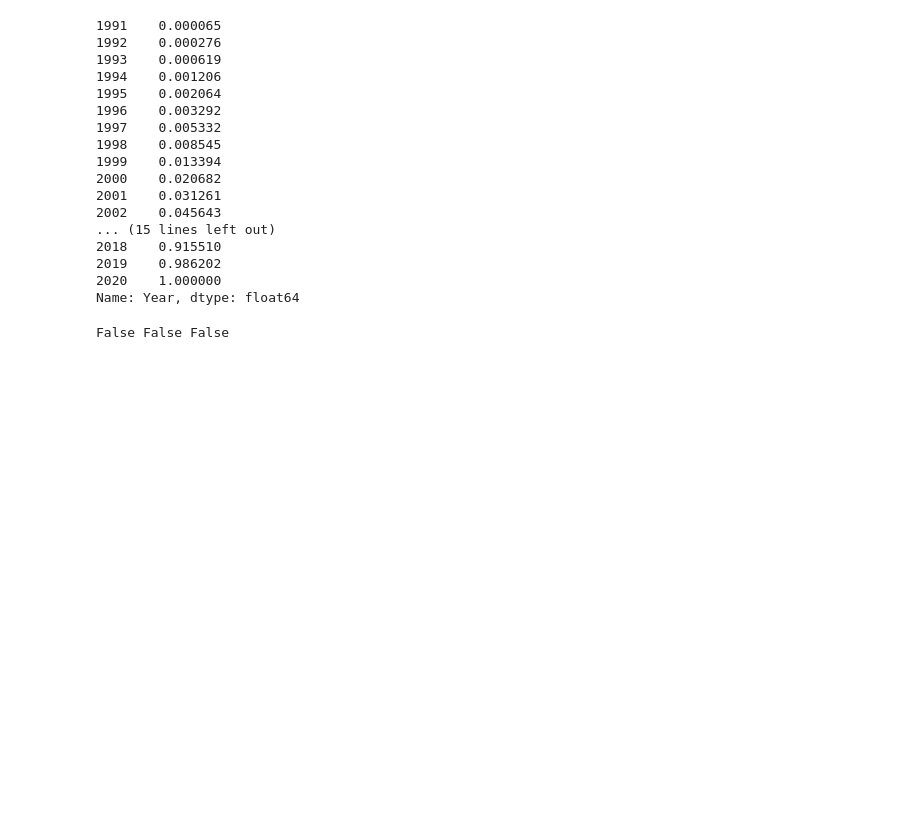
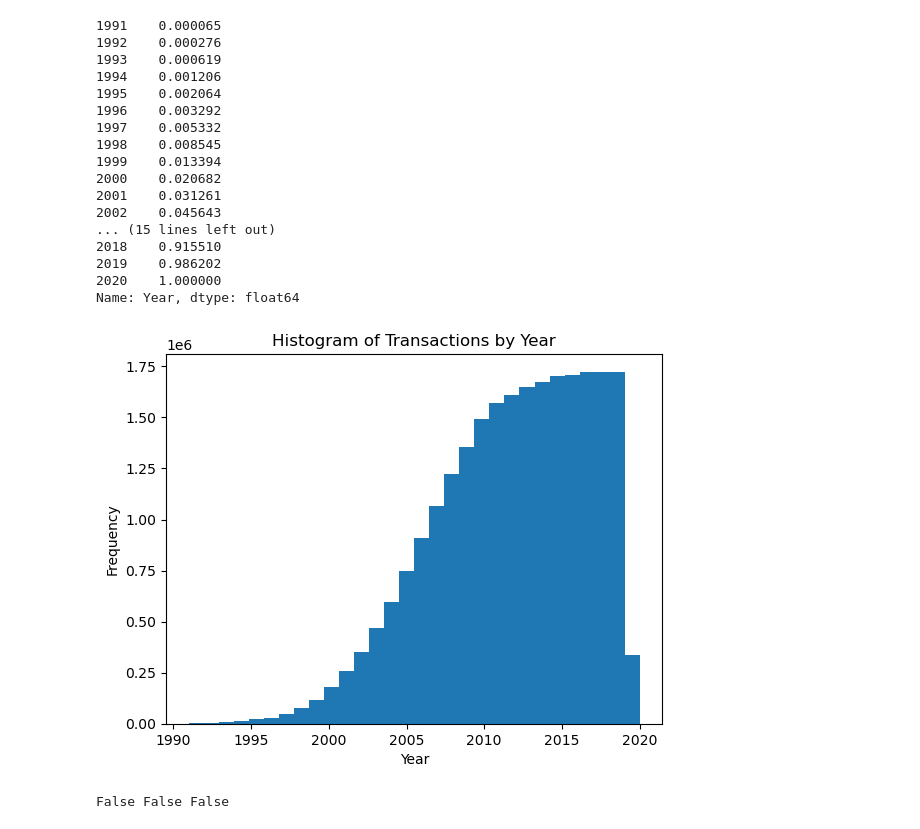
Before and after one commit to alexstein0/event_prediction, a Jupyter notebook: preprocess_IBM_v1.ipynb, the cells around one changed output. Saved outputs shown, nothing was run; the diff lists cells and outputs as text; code cells hidden in the pictures; blank space fills up the shorter version.

```diff
--- a/preprocess_IBM_v1.ipynb
+++ b/preprocess_IBM_v1.ipynb
@@ -44,2 +45,3 @@ def timeEncoder(X):
 # %%
-timestamp = timeEncoder(data[['Year', 'Month', 'Day', 'Time']])
+timestamps = get_timestamps(data[['Year', 'Month', 'Day', 'Time']])
+timestamps.head()
@@ -46,2 +55,8 @@ timestamp = timeEncoder(data[['Year', 'Month', 'Day', 'Time']])
 # %%
-data['Hour'] = timestamp.dt.hour
+# Add an hour column to our dataframe
+data['Hour'] = timestamps.dt.hour
+zero_time = pd.to_datetime(np.zeros(len(data)))
+total_seconds = (timestamps - zero_time).dt.total_seconds().astype(int)
+total_minutes = total_seconds//60
+# Add a column for total minutes from timestamp=0 to our datafrae
+data['total_minutes'] = total_minutes
@@ -56,6 +63,15 @@ data['total_minutes'] = total_minutes
 # %%
+# Sort the data in transaction order
 sort_columns = ['User', 'Card', 'total_minutes'] if consider_card else ['User', 'total_minutes']
-if consider_card:
-    new_data = data.sort_values(by=sort_columns)
-else:
-    new_data = data.sort_values(by=sort_columns)
+sorted_data = data.sort_values(by=sort_columns)
+# if consider_card:
+#     new_data = data.sort_values(by=sort_columns)
+# else:
+#     new_data = data.sort_values(by=sort_columns)
+
+# Add a column numbering the transactions in order
+sorted_data['rownumber'] = np.arange(len(sorted_data))
+# Remove the dollar sign from the amount column and convert it to float
+sorted_data['Amount'] = sorted_data['Amount'].apply(lambda x: x[1:]).astype(float)
+# Note that amount values <= 1 are set to 1 before taking log
+sorted_data['Amount'] = sorted_data['Amount'].apply(lambda amt: max(1, amt)).apply(math.log)
@@ -111,4 +119,14 @@ Cumulative Percentage
 2019    0.986202
 2020    1.000000
 Name: Year, dtype: float64
+# %%
+import matplotlib.pyplot as plt
+
+plt.hist(sorted_data['Year'], bins=len(sorted_data['Year'].unique()))
+plt.xlabel('Year')
+plt.ylabel('Frequency')
+plt.title('Histogram of Transactions by Year')
+plt.show()
+# %% [output]
+[figure, added]
 # %%
```
Also changed, not shown: parts of 15 cells of this notebook, 1 other file.
